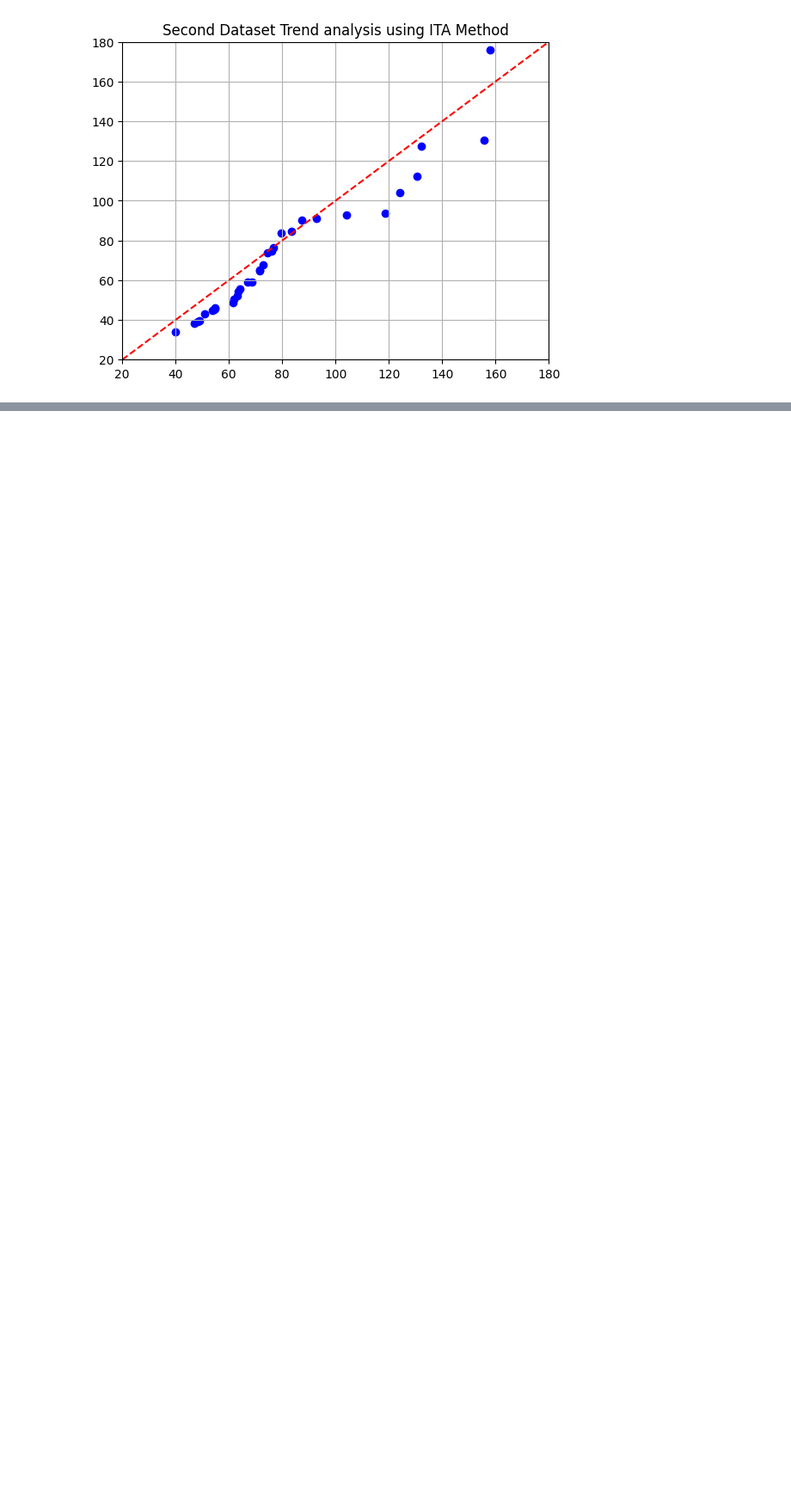
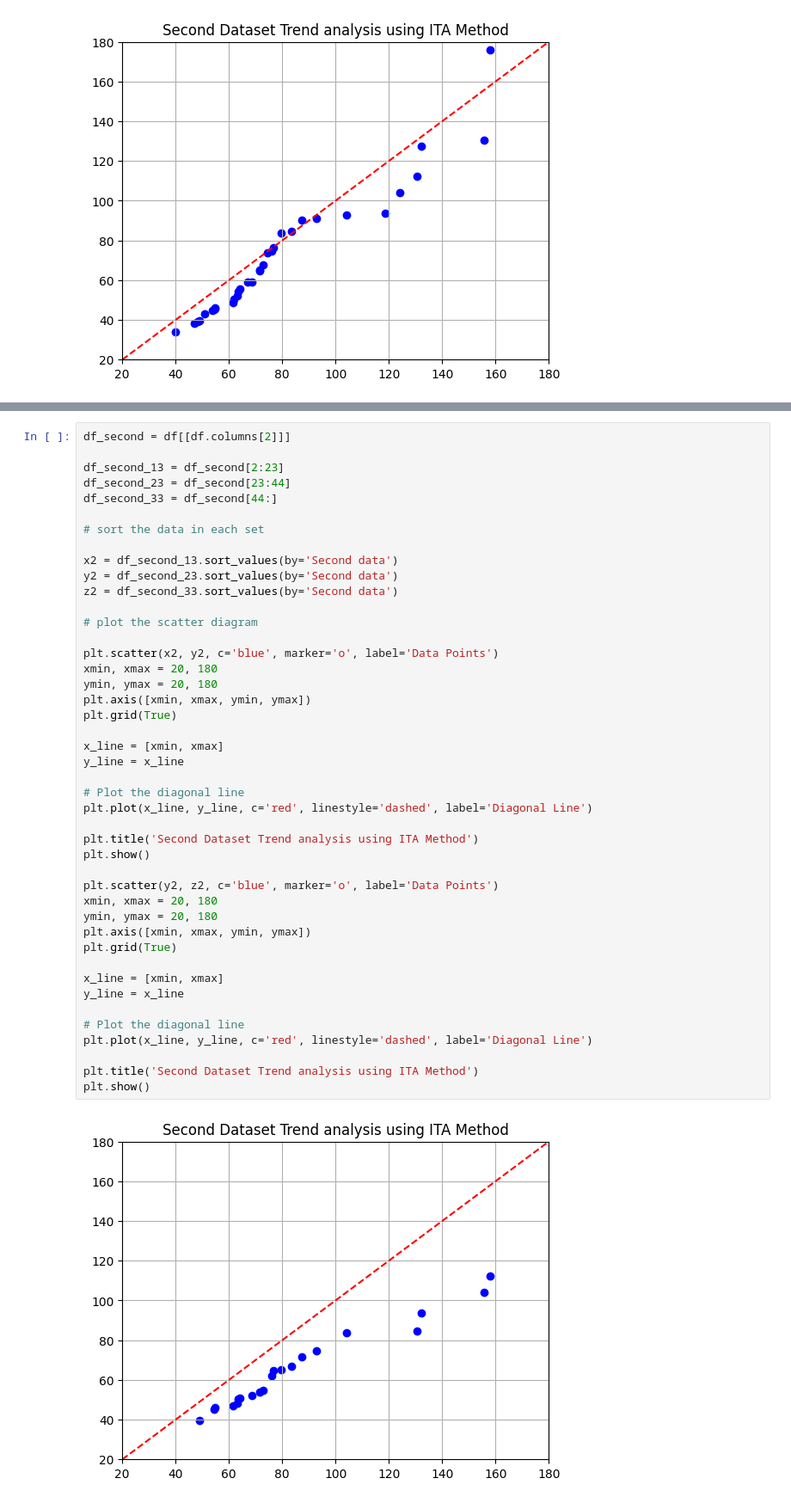
Before and after one commit to sina-safa/ITA_Trend_Analyis, a Jupyter notebook: Trend_analysis.ipynb, the cells around one changed output, grey strips where cells are left out. Shown: that part at 86% size. Cells and saved outputs as stored; diff of their text form; blank space fills up the shorter version.

```diff
--- a/Trend_analysis.ipynb
+++ b/Trend_analysis.ipynb
@@ -128,3 +128,49 @@ plt.show()
 # %% [output]
 [figure]
 [figure]
+# %%
+df_second = df[[df.columns[2]]]
+
+df_second_13 = df_second[2:23]
+df_second_23 = df_second[23:44]
+df_second_33 = df_second[44:]
+
+# sort the data in each set
+
+x2 = df_second_13.sort_values(by='Second data')
+y2 = df_second_23.sort_values(by='Second data')
+z2 = df_second_33.sort_values(by='Second data')
+
+# plot the scatter diagram
+
+plt.scatter(x2, y2, c='blue', marker='o', label='Data Points')
+xmin, xmax = 20, 180
+ymin, ymax = 20, 180
+plt.axis([xmin, xmax, ymin, ymax])
+plt.grid(True)
+
+x_line = [xmin, xmax]
+y_line = x_line
+
+# Plot the diagonal line
+plt.plot(x_line, y_line, c='red', linestyle='dashed', label='Diagonal Line')
+
+plt.title('Second Dataset Trend analysis using ITA Method')
+plt.show()
+
+plt.scatter(y2, z2, c='blue', marker='o', label='Data Points')
+xmin, xmax = 20, 180
+ymin, ymax = 20, 180
+plt.axis([xmin, xmax, ymin, ymax])
+plt.grid(True)
+
+x_line = [xmin, xmax]
+y_line = x_line
+
+# Plot the diagonal line
+plt.plot(x_line, y_line, c='red', linestyle='dashed', label='Diagonal Line')
+
+plt.title('Second Dataset Trend analysis using ITA Method')
+plt.show()
+# %% [output]
+[figure, added]
```
Also changed, not shown: parts of 2 cells of this notebook.
